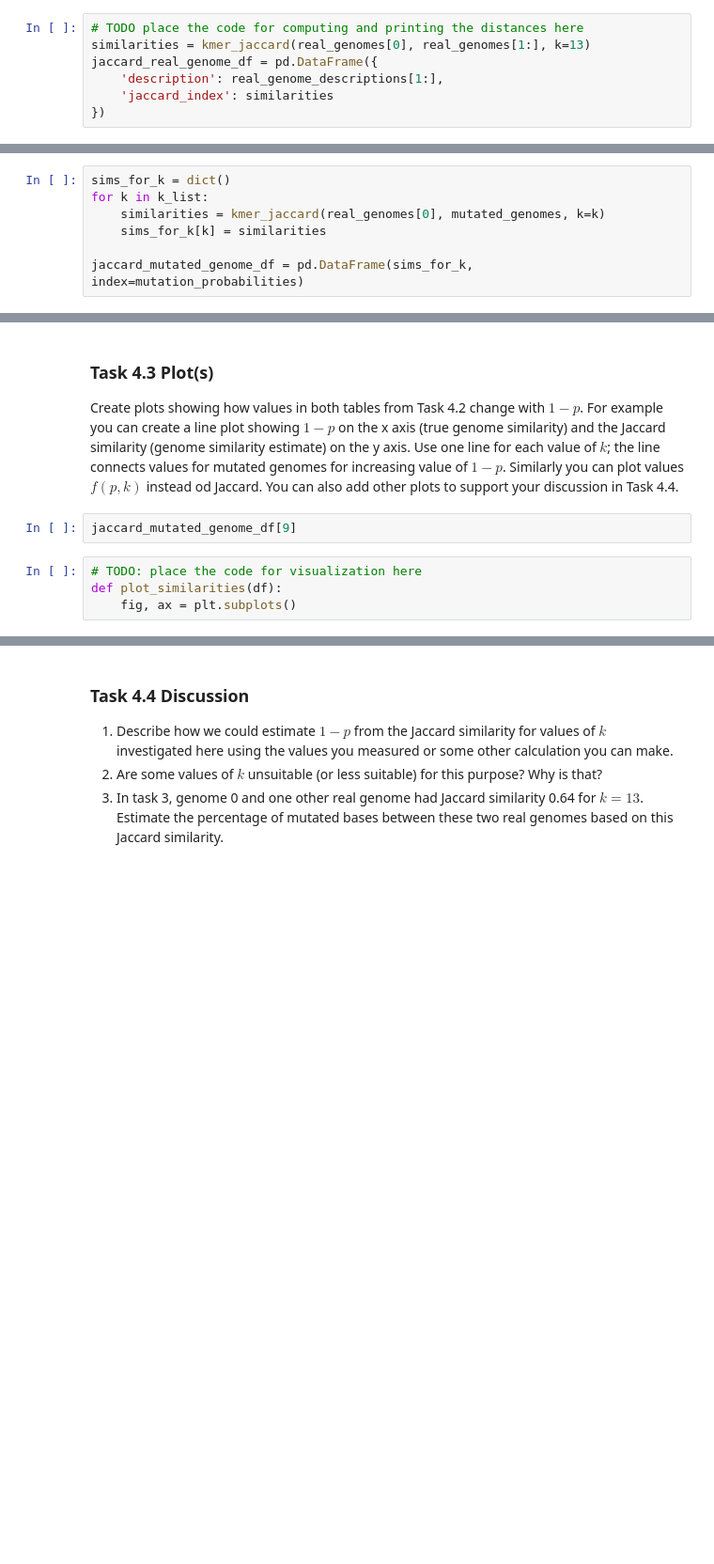
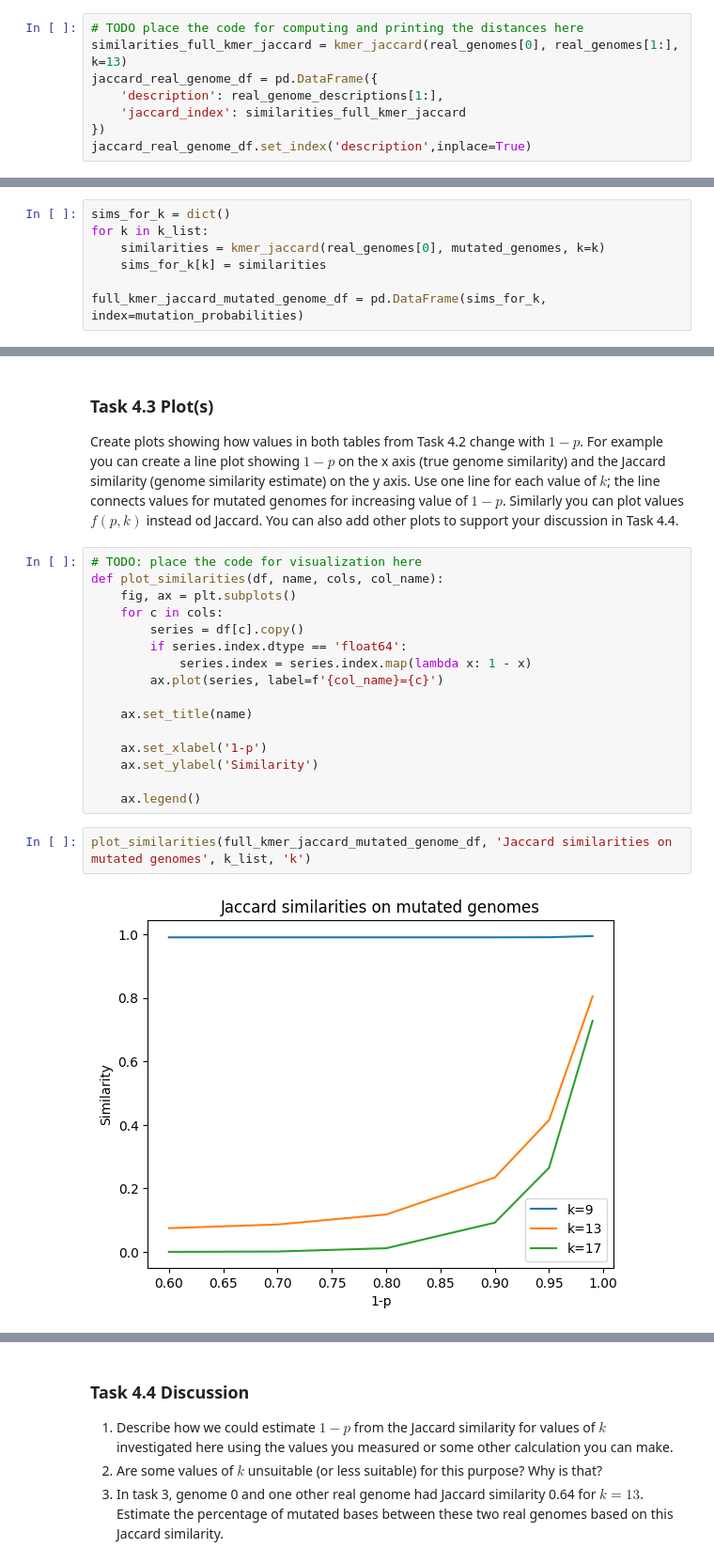
Before and after one commit to AndruKP/mbi, a Jupyter notebook: du01/a1i.ipynb, the cells around one changed output, grey strips where cells are left out. Shown at 94% size. Saved outputs shown, nothing was run; the diff lists cells and outputs as text; blank space fills up the shorter version.

```diff
--- a/du01/a1i.ipynb
+++ b/du01/a1i.ipynb
@@ -335,10 +386,11 @@ import seaborn as sns
 * Discuss the results. Which other genomes are most similar to genome 0? Can you explain this by looking at their descriptions?
 # %%
 # TODO place the code for computing and printing the distances here
-similarities = kmer_jaccard(real_genomes[0], real_genomes[1:], k=13)
+similarities_full_kmer_jaccard = kmer_jaccard(real_genomes[0], real_genomes[1:], k=13)
 jaccard_real_genome_df = pd.DataFrame({
     'description': real_genome_descriptions[1:],
-    'jaccard_index': similarities
+    'jaccard_index': similarities_full_kmer_jaccard
 })
+jaccard_real_genome_df.set_index('description',inplace=True)
 # %%
 real_genome_descriptions[0]
@@ -391,4 +473,4 @@ for k in k_list:
     similarities = kmer_jaccard(real_genomes[0], mutated_genomes, k=k)
     sims_for_k[k] = similarities
 
-jaccard_mutated_genome_df = pd.DataFrame(sims_for_k, index=mutation_probabilities)
+full_kmer_jaccard_mutated_genome_df = pd.DataFrame(sims_for_k, index=mutation_probabilities)
@@ -398,9 +488,23 @@ jaccard_mutated_genome_df
 ### Task 4.3 Plot(s)
 
 Create plots showing how values in both tables from Task 4.2 change with $1-p$. For example you can create a line plot showing $1-p$ on the x axis (true genome similarity) and the Jaccard similarity (genome similarity estimate) on the y axis. Use one line for each value of $k$; the line connects values for mutated genomes for increasing value of $1-p$. Similarly you can plot values $f(p,k)$ instead od Jaccard. You can also add other plots to support your discussion in Task 4.4.
-# %%
-jaccard_mutated_genome_df[9]
-# %%
-# TODO: place the code for visualization here
-def plot_similarities(df):
-    fig, ax = plt.subplots()
+# %%
+# TODO: place the code for visualization here
+def plot_similarities(df, name, cols, col_name):
+    fig, ax = plt.subplots()
+    for c in cols:
+        series = df[c].copy()
+        if series.index.dtype == 'float64':
+            series.index = series.index.map(lambda x: 1 - x)
+        ax.plot(series, label=f'{col_name}={c}')
+
+    ax.set_title(name)
+
+    ax.set_xlabel('1-p')
+    ax.set_ylabel('Similarity')
+
+    ax.legend()
+# %%
+plot_similarities(full_kmer_jaccard_mutated_genome_df, 'Jaccard similarities on mutated genomes', k_list, 'k')
+# %% [output]
+[figure, added]
```
Also changed, not shown: parts of 25 cells of this notebook.
